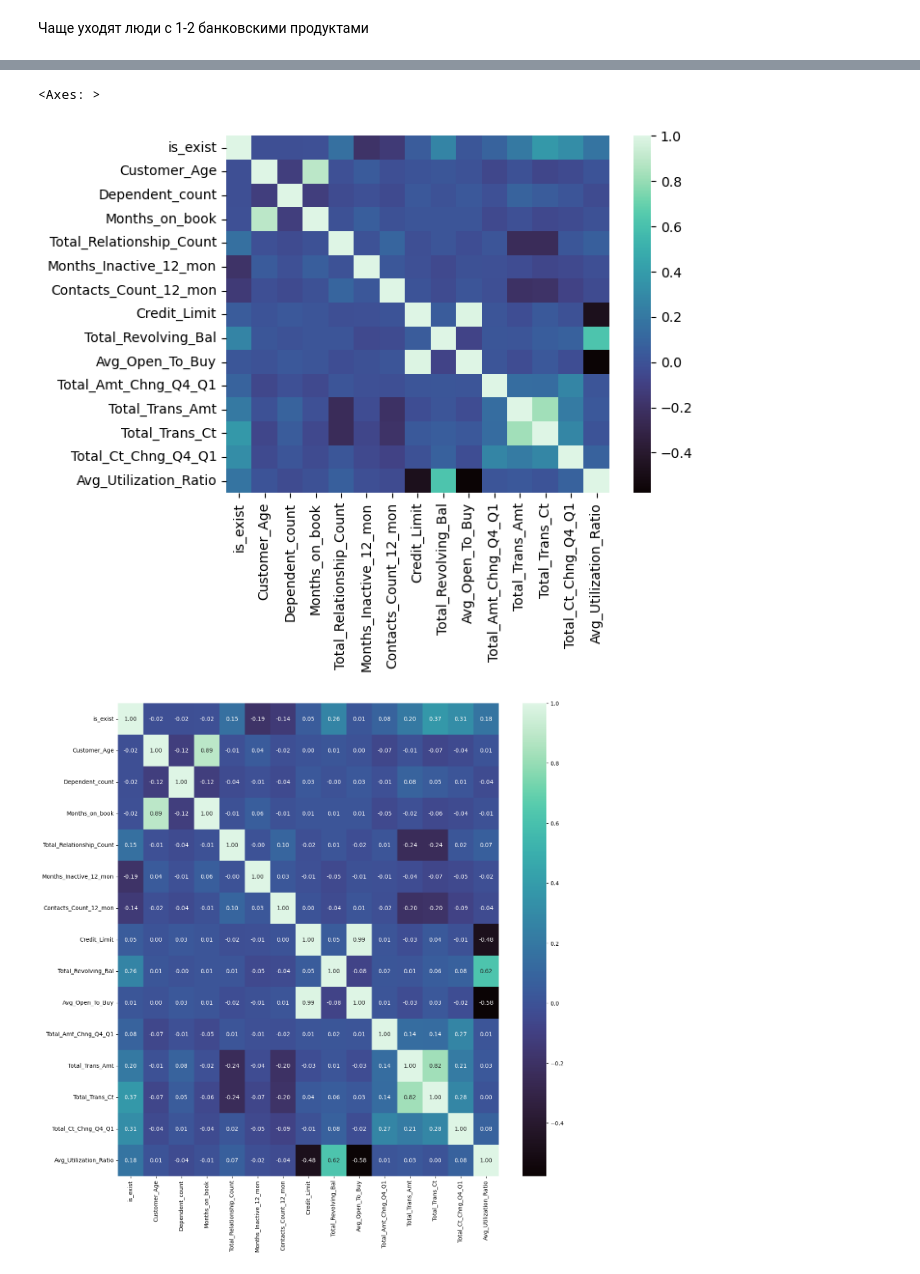
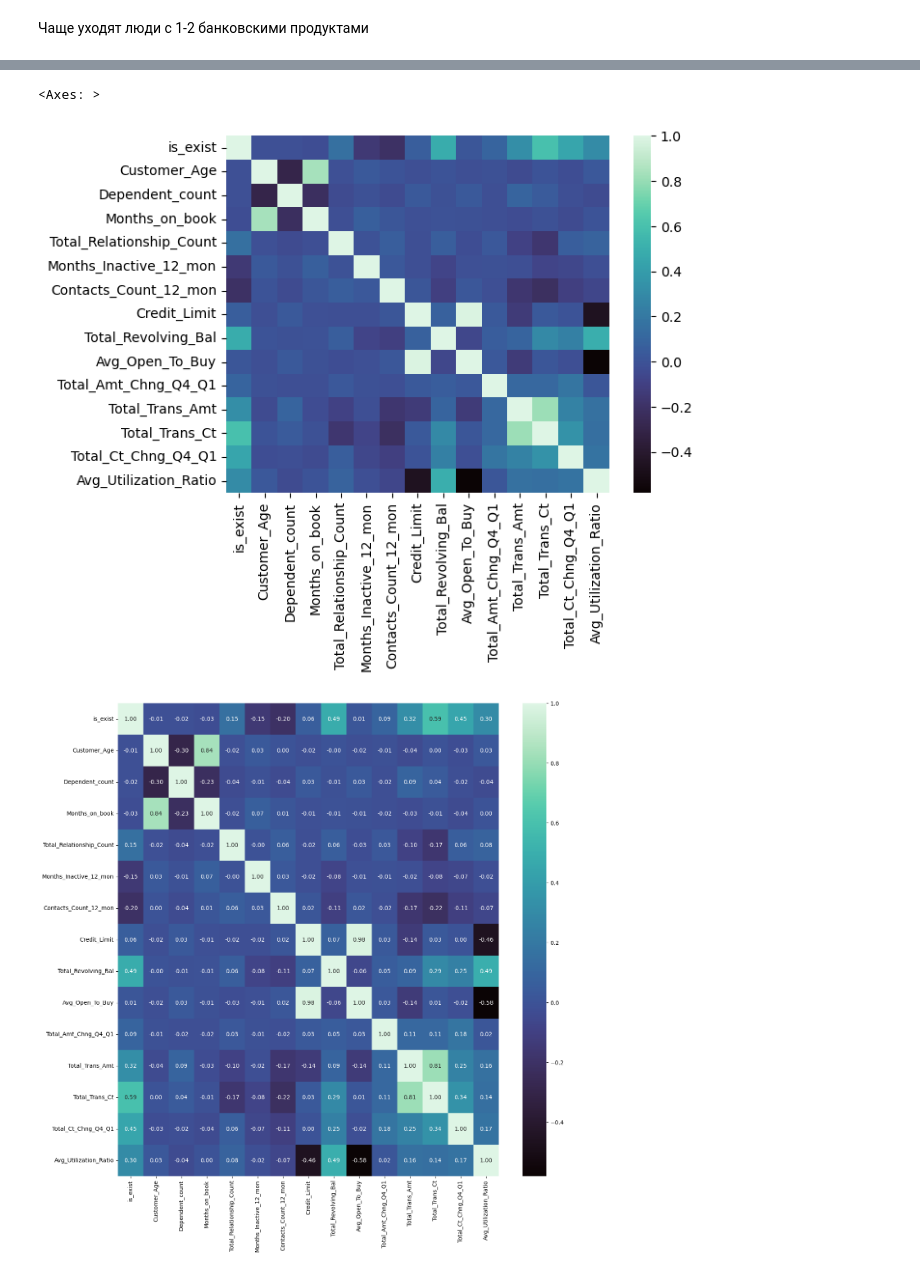
Before and after one commit to mk1MoreBugs/1lab_data_analysis, a Jupyter notebook: 1lab.ipynb, the cells around one changed output, grey strips where cells are left out. Cells and saved outputs as stored; diff of their text form; code cells hidden in the pictures.

Commit message:
Credit Card Customers 0.0.5

```diff
--- a/1lab.ipynb
+++ b/1lab.ipynb
@@ -332,15 +322,18 @@ sns.scatterplot(
 [figure]
 # %%
 def replace_to_nan(x):
-    if (x<Q1-1.5*IQR) | (x>Q3+1.5*IQR):
+
+    if (x<=Q3-1.5*IQR) | (x>=Q3+1*IQR):
         return np.nan
     else:
         return x
 # %%
 for col in q1_q3_columns:
-    Q1 = data[col].quantile(q=0.25)
-    Q3 = data[col].quantile(q=0.75)
-    IQR = Q3 - Q1
-
-    data[col] = data[col].map(lambda x: replace_to_nan(x))
+    list_serieses = []
+    for i in range(2):
+        Q1 = data[data["is_exist"]==i][col].quantile(q=.25, interpolation="nearest")
+        Q3 = data[data["is_exist"]==i][col].quantile(q=0.75, interpolation="nearest")
+        IQR = Q3-Q1
+        list_serieses.append(data[data["is_exist"]==i][col].map(lambda x: replace_to_nan(x)))
+    data[col] = pd.concat([list_serieses[0], list_serieses[1]])
 # %%
@@ -644,7 +631,6 @@ Name: count, dtype: int64
 ## Количественные признаки
 # %%
 quantitative_columns = [ # Количественные признаки
-    "is_exist",
     "Customer_Age",
     "Dependent_count",
     "Months_on_book",
@@ -737,15 +745,3 @@ draw_exist_not_exist_customer("Avg_Utilization_Ratio")
-# %%
-data["credit_limit_count"] = data["Credit_Limit"].value_counts()
-
-scatter_data = pd.DataFrame(data["is_exist"])
-
-scatter_data["Credit_Limit"] = data["Credit_Limit"]
-scatter_data["Total_Revolving_Bal"] = data["Total_Revolving_Bal"]
-scatter_data["Avg_Open_To_Buy"] = data["Avg_Open_To_Buy"]
-
-scatter_data["count_credit_limit"] = data["Credit_Limit"].value_counts()
-scatter_data["count_total_revolving_bal"] = data["Total_Revolving_Bal"].value_counts()
-scatter_data["count_avg_open_to_buy"] = data["Avg_Open_To_Buy"].value_counts()
 # %%
 data.T.head(n=20)
 # %% [output]
@@ -790,11 +766,11 @@ memory usage: 1.6+ MB
 # %%
-sns.heatmap(data[quantitative_columns].corr(), cmap="mako")
+sns.heatmap(data[["is_exist", *quantitative_columns]].corr(), cmap="mako")
 # %% [output]
 <Axes: >
-[figure, old version]
+[figure, new version]
 # %%
 plt.figure(figsize=(15, 15))
-sns.heatmap(data[quantitative_columns].corr(), annot=True, fmt=".2f", cmap="mako")
+sns.heatmap(data[["is_exist", *quantitative_columns]].corr(), annot=True, fmt=".2f", cmap="mako")
 plt.show()
 # %% [output]
-[figure, old version]
+[figure, new version]
```
Also changed, not shown: parts of 75 cells of this notebook.
